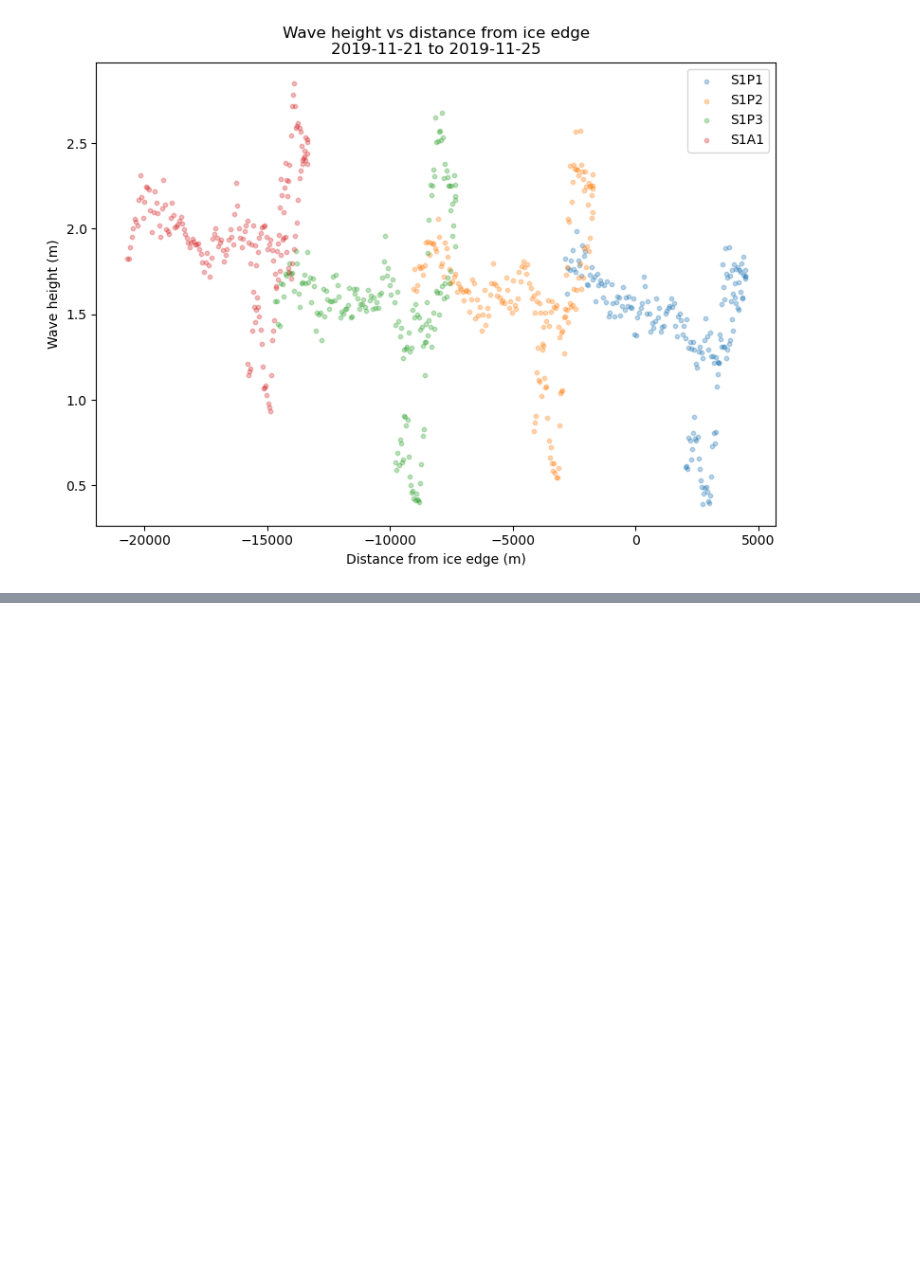
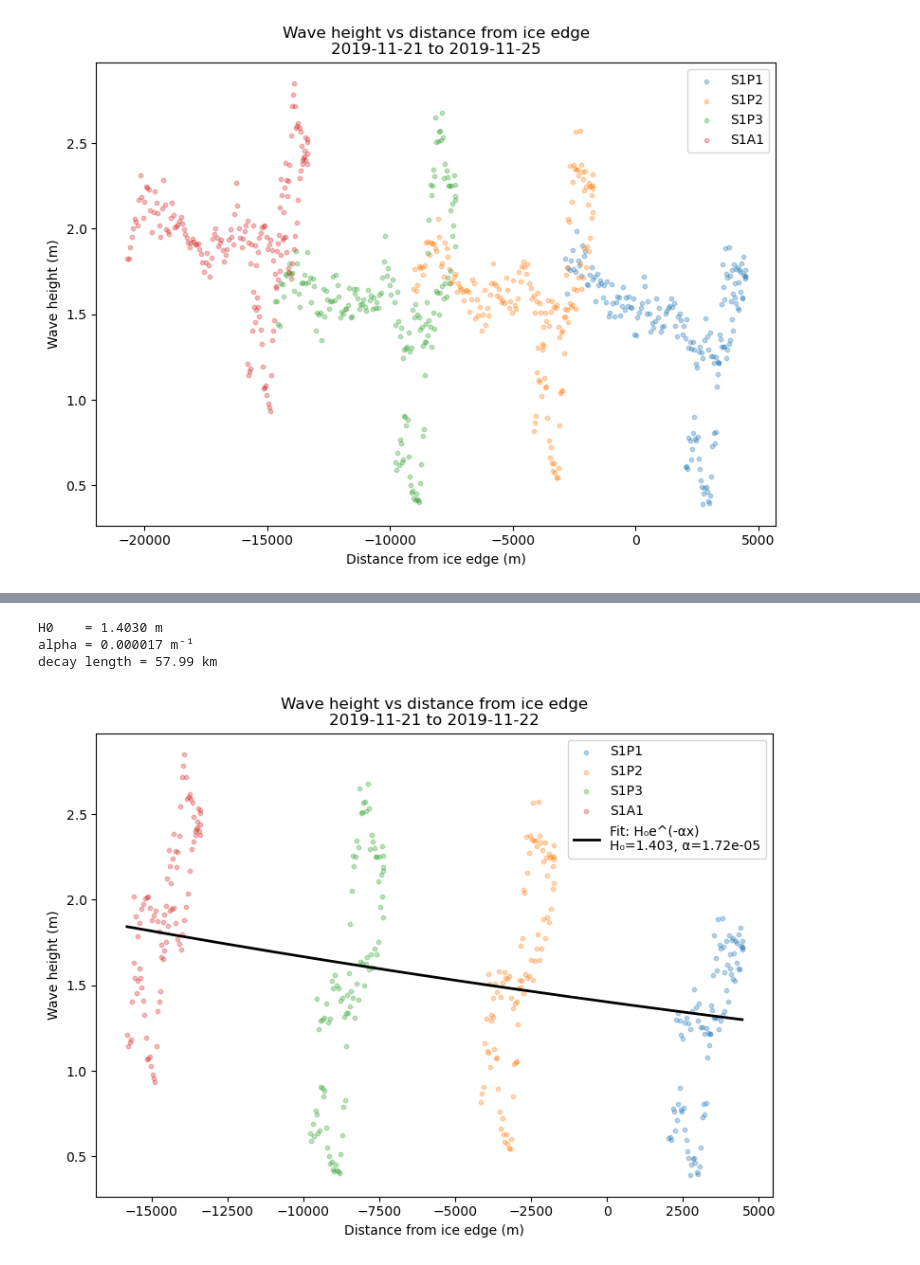
Before and after one commit to UW-GDA/Society_of_Bouy_Cowboys, a Jupyter notebook: Calculations /Figures_Analysis.ipynb, the cells around one changed output, grey strips where cells are left out. Cells and saved outputs as stored; diff of their text form; code cells hidden in the pictures; blank space fills up the shorter version.

```diff
--- a/Calculations /Figures_Analysis.ipynb
+++ b/Calculations /Figures_Analysis.ipynb
@@ -263,0 +264,62 @@ decay length = 64.71 km
+# %%
+#Keep Adjustable Time Scale
+TIME_START = "2019-11-21"
+TIME_END   = "2019-11-22"
+
+ds_slice = final_ds.sel(time=slice(TIME_START, TIME_END))
+
+#Seperate wave and distance data
+all_dist = []
+all_wave = []
+
+for source in ds_slice.source.values:
+    wave = ds_slice["wave_height_m"].sel(source=source).values
+    dist = ds_slice["dist_from_ice"].sel(source=source).values
+
+    # Remove NaNs
+    mask = np.isfinite(wave) & np.isfinite(dist)
+    all_dist.extend(dist[mask])
+    all_wave.extend(wave[mask])
+
+all_dist = np.array(all_dist)
+all_wave = np.array(all_wave)
+
+#Create line of best fit
+def exponential_decay(x, H0, alpha):
+    return H0 * np.exp(-alpha * x)
+
+popt, pcov = curve_fit( exponential_decay, all_dist, all_wave,
+    p0     = [all_wave.max(), 1e-7],   # initial guess
+                      )
+
+H0, alpha = popt
+print(f"H0    = {H0:.4f} m")
+print(f"alpha = {alpha:.6f} m⁻¹")
+print(f"decay length = {1/alpha/1000:.2f} km")
+
+#Create Plot
+fig, ax = plt.subplots(figsize=(8, 6))
+
+for source in ds_slice.source.values:
+    wave = ds_slice["wave_height_m"].sel(source=source).values
+    dist = ds_slice["dist_from_ice"].sel(source=source).values
+    mask = np.isfinite(wave) & np.isfinite(dist)
+    ax.scatter(dist[mask], wave[mask], label=source, alpha=0.3, s=10)
+
+# Fit line
+x_fit = np.linspace(all_dist.min(), all_dist.max(), 300)
+y_fit = exponential_decay(x_fit, H0, alpha)
+ax.plot(x_fit, y_fit, color="black", linewidth=2,
+        label=f"Fit: H₀e^(-αx)\nH₀={H0:.3f}, α={alpha:.2e}")
+
+ax.set_xlabel("Distance from ice edge (m)")
+ax.set_ylabel("Wave height (m)")
+ax.set_title(f"Wave height vs distance from ice edge\n{TIME_START} to {TIME_END}")
+ax.legend()
+plt.tight_layout()
+plt.show()
+# %% [output]
+H0    = 1.4030 m
+alpha = 0.000017 m⁻¹
+decay length = 57.99 km
+[figure, added]
```
Also changed, not shown: parts of 2 cells of this notebook, 3 other files.
